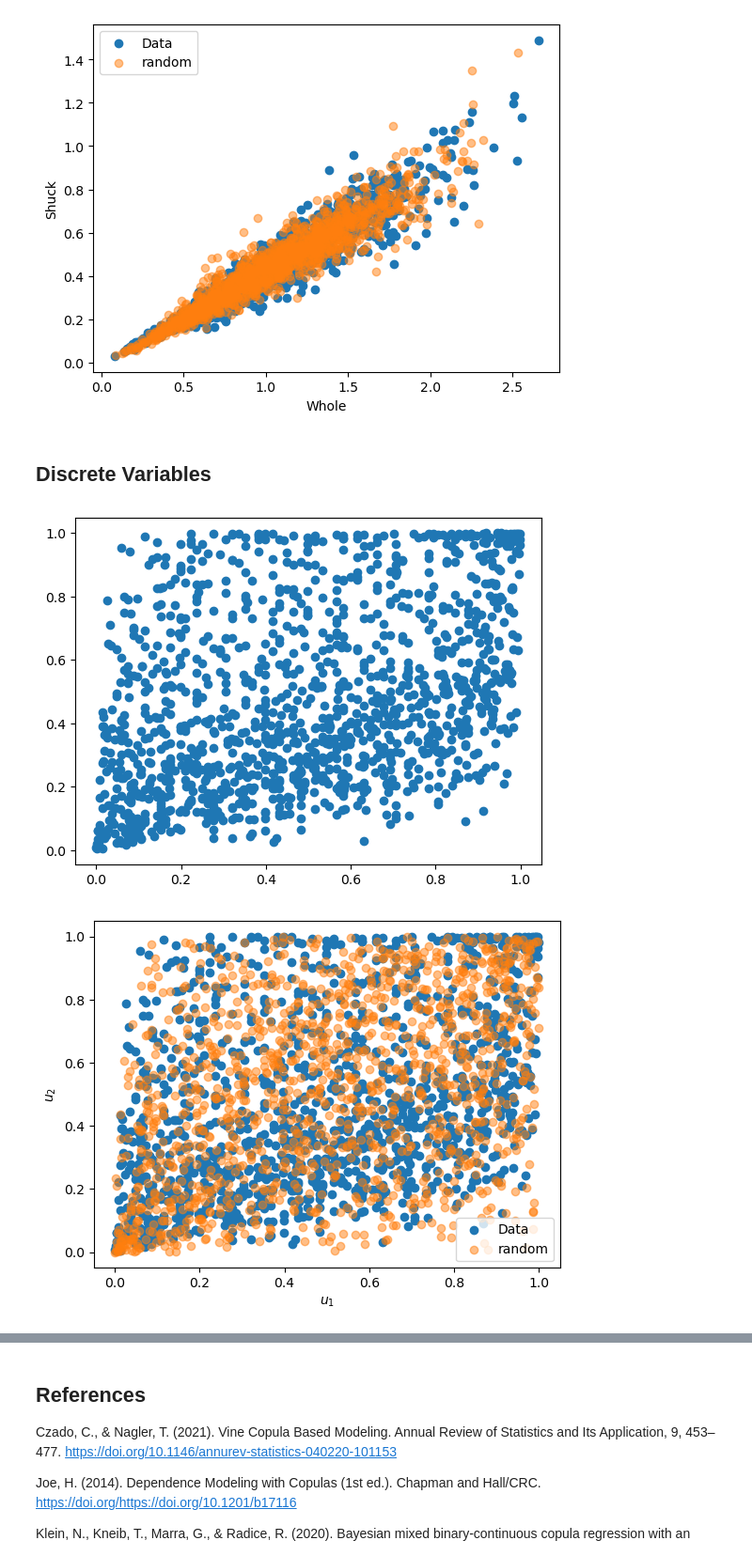
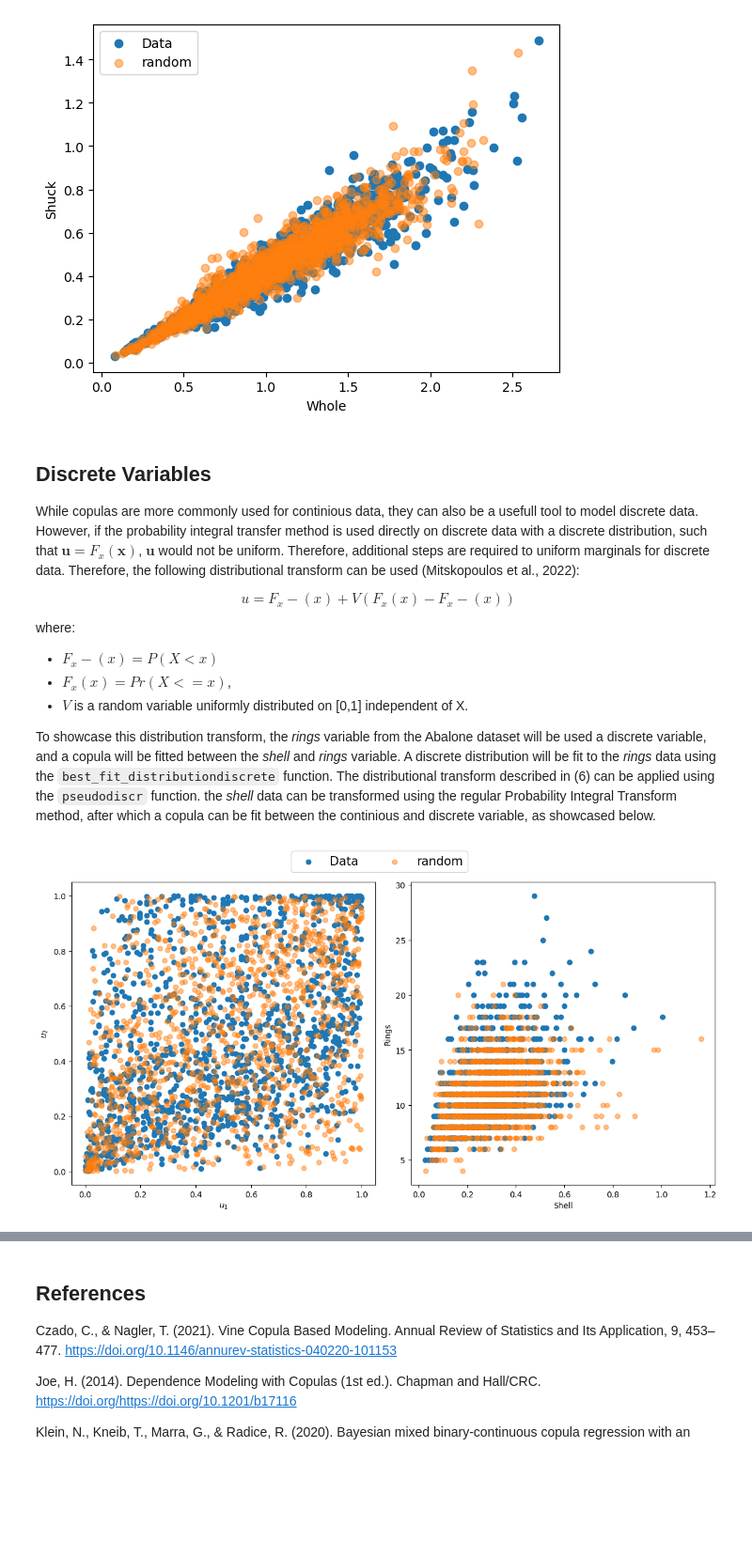
Before and after one commit to VU-IVM/VineCopulas, a Jupyter notebook: doc/bivariatecopulas.ipynb, the cells around one changed output, grey strips where cells are left out. Shown: that part at 94% size. Cells and saved outputs as stored; diff of their text form; code cells hidden in the pictures; blank space fills up the shorter version.

```diff
--- a/doc/bivariatecopulas.ipynb
+++ b/doc/bivariatecopulas.ipynb
@@ -325,47 +325,59 @@ plt.show()
 [figure]
 # %% [markdown]
 ## Discrete Variables
+
+While copulas are more commonly used for continious data, they can also be a usefull tool to model discrete data. However, if the probability integral transfer method is used directly on discrete data with a discrete distribution, such that $\mathbf{u} = F_x(\mathbf{x})$, $\mathbf{u}$ would not be uniform. Therefore, additional steps are required to uniform marginals for discrete data. Therefore, the following distributional transform can be used (Mitskopoulos et al., 2022):
+
+$$
+u = F_x−(x) + V(F_x(x) − F_x−(x))
+\tag{6}
+$$
+
+where:
+- $F_x−(x) = P(X < x)  $
+- $F_x(x) = Pr(X <= x)$,
+- $V$ is a random variable uniformly distributed on [0,1] independent of X.
+
+To showcase this distribution transform, the _rings_ variable from the Abalone dataset will be used a discrete variable, and a copula will be fitted between the _shell_ and _rings_ variable. A discrete distribution will be fit to the _rings_ data using the `best_fit_distributiondiscrete` function. The distributional transform described in (6) can be applied using the `pseudodiscr` function. the _shell_ data can be transformed using the regular Probability Integral Transform method, after which a copula can be fit between the continious and discrete variable, as showcased below.
 # %%
-x = np.vstack((np.array(df.shell),  np.array(df.rings))).T
-xshelldist = best_fit_distribution(x[:,0])
-xringsdist =  best_fit_distributiondiscrete(x[:,1])
+x = np.vstack((np.array(df.shell),  np.array(df.rings))).T #shell and rings data
+xshelldist = best_fit_distribution(x[:,0]) #best fit distribution of the shell data
+xringsdist =  best_fit_distributiondiscrete(x[:,1]) #best fit distribution of the rings data
 
-
-xcdf = xringsdist[0].cdf(x[:,1] , *xringsdist[1])
-xpmf = xringsdist[0].pmf(x[:,1] , *xringsdist[1])
+xcdf = xringsdist[0].cdf(x[:,1] , *xringsdist[1]) #cdf of the rings data
+xpmf = xringsdist[0].pmf(x[:,1] , *xringsdist[1]) #pmf of the rings data
 
 
 u = x.copy()
-u[:,0] = xshelldist[0].cdf(u[:,0] , *xshelldist[1])
-u[:,1] = pseudodiscr(xcdf, xpmf)
-
-
-plt.scatter(u[:,0] , u[:,1])
-plt.show()
+u[:,0] = xshelldist[0].cdf(u[:,0] , *xshelldist[1]) #Probability Integral Transform of shell data
+u[:,1] = pseudodiscr(xcdf, xpmf)  # distribution transform of rings data
+u1 = u[:,0]
+u2 = u[:,1]
 
 cop, par, AIC = bestcop(cops, u) #fit best copula
 copulas[cop] #best copula
 
 u1 = u[:,0]
 u2 = u[:,1]
 n = len(u)
-ur = random(cop, par, n)
-plt.scatter(u1,u2, label = 'Data')
-plt.scatter(ur[:,0], ur[:,1], alpha = 0.5, label = 'random')
-plt.xlabel('$u_1$')
-plt.ylabel('$u_2$')
-plt.legend()
-plt.show()
+ur = random(cop, par, n) #generate random samples
 
 
 x1i = xshelldist[0].ppf(ur[:,0] , *xshelldist[1]) # calculat the ppf of the previously generated random samples of u1
 x2i =  xringsdist[0].ppf(ur[:,1] , * xringsdist[1]) # calculat the ppf of the previously generated random samples of u2
-plt.scatter(x[:,0],x[:,1], label = 'Data')
-plt.scatter(x1i,x2i, alpha = 0.5, label = 'random')
-plt.xlabel('Shell')
-plt.ylabel('Rings')
-plt.legend()
+
+# Create subplots
+fig, axs = plt.subplots(1, 2, figsize=(12, 6))
+axs[0].scatter(u1, u2, label='Data')
+axs[0].scatter(ur[:, 0], ur[:, 1], alpha=0.5, label='random')
+axs[0].set_xlabel('$u_1$')
+axs[0].set_ylabel('$u_2$')
+axs[1].scatter(x[:, 0], x[:, 1])
+axs[1].scatter(x1i, x2i, alpha=0.5)
+axs[1].set_xlabel('Shell')
+axs[1].set_ylabel('Rings')
+fig.legend(loc='upper center', bbox_to_anchor=(0.5, 1.08), ncol=2, fontsize=15)
+plt.tight_layout()
 plt.show()
 # %% [output]
-[figure, old version]
+[figure, new version]
-[figure, removed]
```
Also changed, not shown: parts of 2 cells of this notebook.
